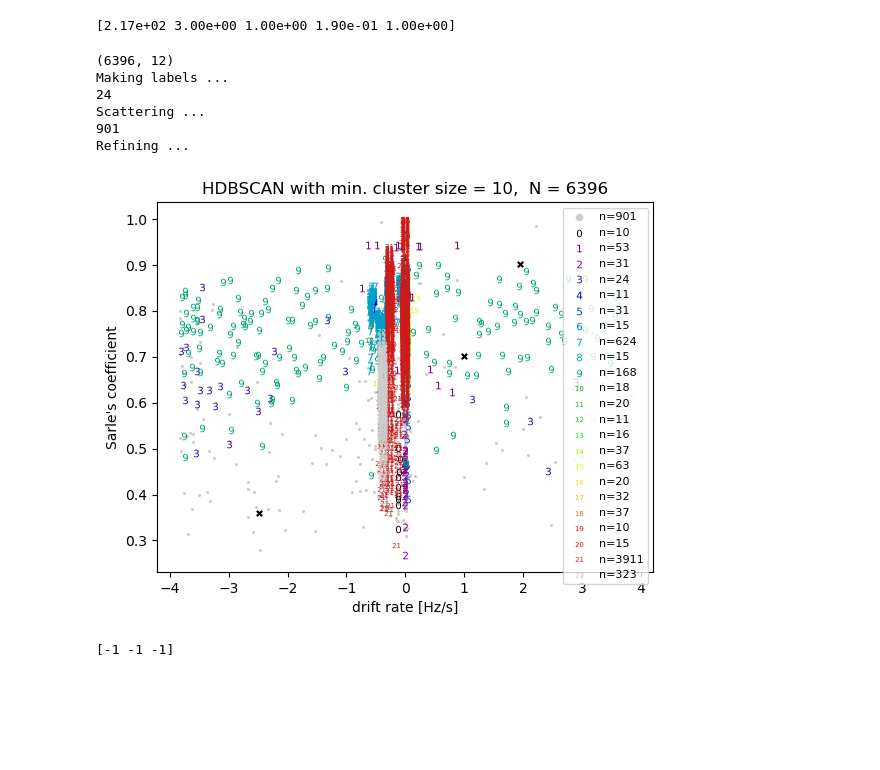
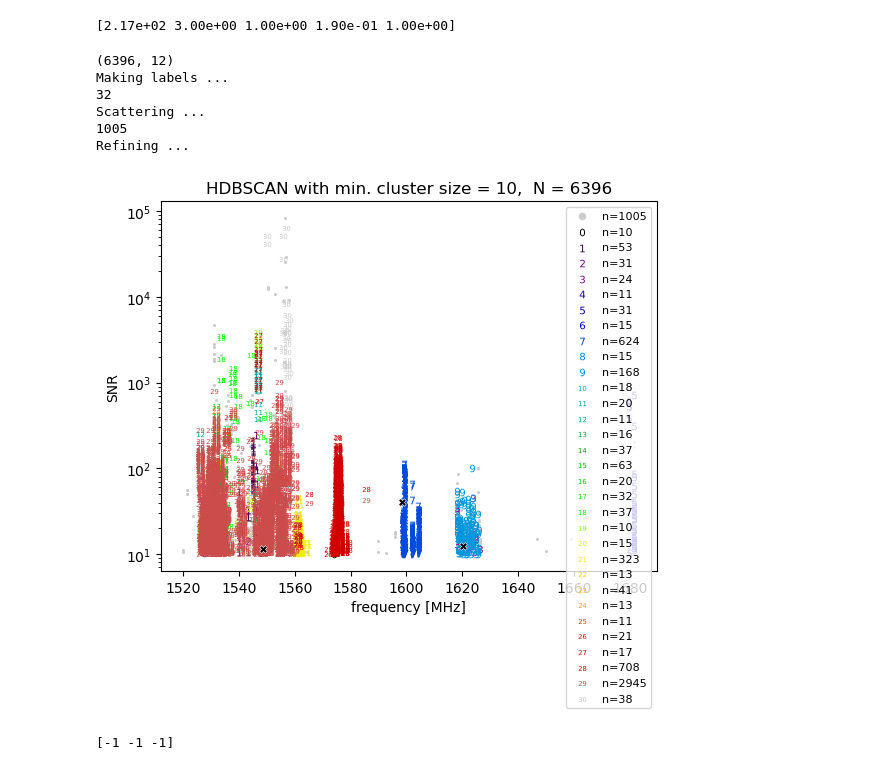
Before and after one commit to bjacobell/gbt-hdbscan, a Jupyter notebook: hdbscanning.ipynb, the cells around one changed output. Drawn from its saved outputs; the diff is of its cells as text; code cells hidden in the pictures; blank space fills up the shorter version.

```diff
--- a/hdbscanning.ipynb
+++ b/hdbscanning.ipynb
@@ -165,10 +173,10 @@ dfu = pd.DataFrame(np.transpose(data_arr_unscaled),
                             'SNR',
                             'spectral skewness',
                             'spectral kurtosis',
-                            'Sarle\'s coefficient',
-                            'correlation coefficient [kurtosis vs. log(bandwidth)]',
+                            'bimodality coefficient',
+                            'correlation coefficient',
                             'turning-point bandwidth [Hz]',
                             'temporal skewness',
-                            'time-series standard deviation',
-                            'power-spectrum standard deviation',
-                            'signal bandwidth'])
+                            'temporal standard deviation',
+                            'spectral standard deviation',
+                            'signal bandwidth [Hz]'])
@@ -450,10 +458,15 @@ import matplotlib.cm as cm
 
 nmincluster = 10
 nminsamples = 2
-eps = 0.1794
+#eps = 0.1794 # (for the 6k dataset)
+eps = 0.17
 
-col_idx_x = 1
-col_idx_y = 5
+#nmincluster = 11
+#nminsamples = 2
+#eps = 0.18
+
+col_idx_x = 0
+col_idx_y = 2
 
 hdb = HDBSCAN(min_cluster_size=nmincluster, min_samples=nminsamples, cluster_selection_epsilon=eps, cluster_selection_method='eom', store_centers='centroid')
 
@@ -499,36 +512,36 @@ plt.scatter(x[other_idxs], y[other_idxs], color='k', edgecolors='w', linewidths=
 print('Refining ...')
 
 if 'log10' in df.columns[col_idx_x]:
     plt.xscale('log')
 else:
     plt.xscale('linear')
 if 'log10' in df.columns[col_idx_y]:
     plt.yscale('log')
 else:
     plt.yscale('linear')
 
 plt.xlabel(x_param)
 plt.ylabel(y_param)
 plt.title(f'HDBSCAN with min. cluster size = {nmincluster},  N = {len(x)}')
 
 leg = plt.legend(fontsize=8)
 for lh in leg.legendHandles:
     lh.set_alpha(1)
     lh.set_sizes([30])
 #plt.xscale('log')
 #plt.yscale('log')
 
 #plt.savefig(f'HDBSCAN_clustering_{col_idx_x}_{col_idx_y}.pdf')
 
 plt.show()
 # %% [output]
 (6396, 12)
 Making labels ...
-24
+32
 Scattering ...
-901
+1005
 Refining ...
-[figure, old version]
+[figure, new version]
 # %%
 print(labels_list[other_idxs])
 # %% [output]
```
Also changed, not shown: parts of 12 cells of this notebook, 5 other files.
